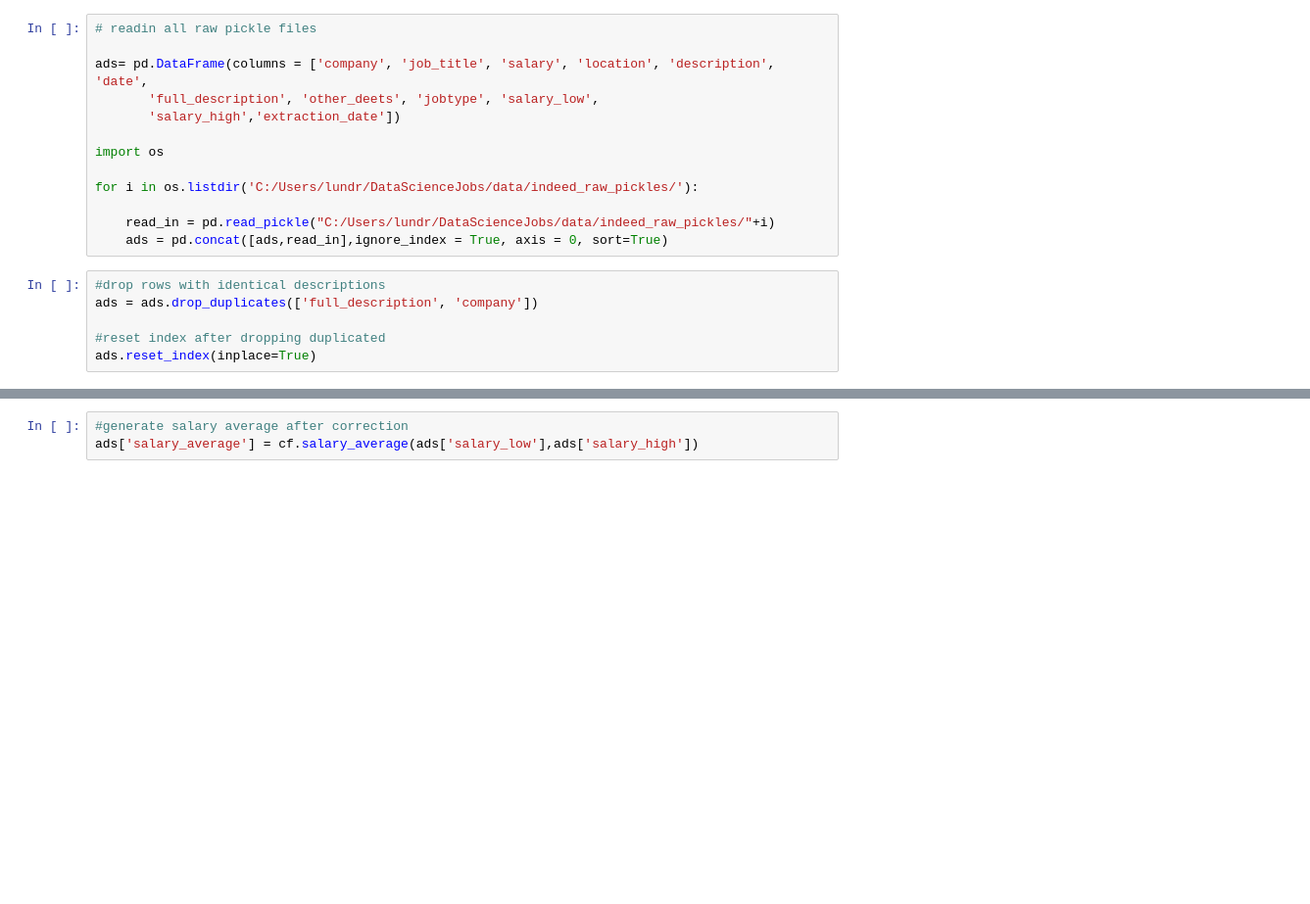
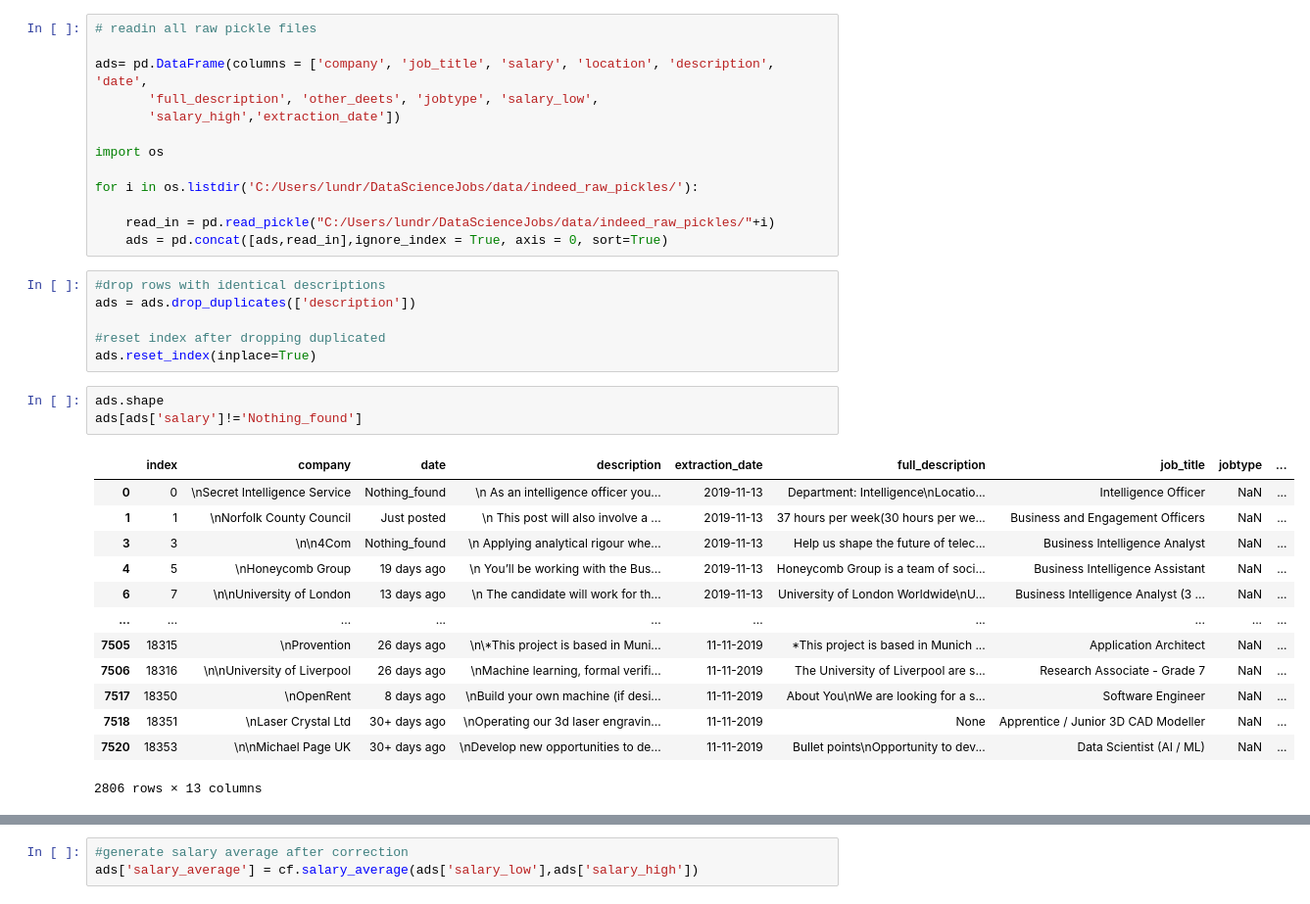
Before and after one commit to jamobe/DataScienceJobs, a Jupyter notebook: Cleaning/cleaning_indeed_uk.ipynb, the cells around one changed output, grey strips where cells are left out. Shown at 98% size. Cells and saved outputs as stored; diff of their text form; blank space fills up the shorter version.

```diff
--- a/Cleaning/cleaning_indeed_uk.ipynb
+++ b/Cleaning/cleaning_indeed_uk.ipynb
@@ -27,10 +27,27 @@ for i in os.listdir('C:/Users/lundr/DataScienceJobs/data/indeed_raw_pickles/'):
     ads = pd.concat([ads,read_in],ignore_index = True, axis = 0, sort=True)
 # %%
 #drop rows with identical descriptions
-ads = ads.drop_duplicates(['full_description', 'company'])
+ads = ads.drop_duplicates(['description'])
 
 #reset index after dropping duplicated
 ads.reset_index(inplace=True)
+# %%
+ads.shape
+ads[ads['salary']!='Nothing_found']
+# %% [output]
+|  | index | company | date | description | extraction_date | full_description | job_title | jobtype | ... |
+| 0 | 0 | \nSecret Intelligence Service | Nothing_found | \n As an intelligence officer you... | 2019-11-13 | Department: Intelligence\nLocatio... | Intelligence Officer | NaN | ... |
+| 1 | 1 | \nNorfolk County Council | Just posted | \n This post will also involve a ... | 2019-11-13 | 37 hours per week(30 hours per we... | Business and Engagement Officers | NaN | ... |
+| 3 | 3 | \n\n4Com | Nothing_found | \n Applying analytical rigour whe... | 2019-11-13 | Help us shape the future of telec... | Business Intelligence Analyst | NaN | ... |
+| 4 | 5 | \nHoneycomb Group | 19 days ago | \n You’ll be working with the Bus... | 2019-11-13 | Honeycomb Group is a team of soci... | Business Intelligence Assistant | NaN | ... |
+| 6 | 7 | \n\nUniversity of London | 13 days ago | \n The candidate will work for th... | 2019-11-13 | University of London Worldwide\nU... | Business Intelligence Analyst (3 ... | NaN | ... |
+| ... | ... | ... | ... | ... | ... | ... | ... | ... | ... |
+| 7505 | 18315 | \nProvention | 26 days ago | \n\*This project is based in Muni... | 11-11-2019 | *This project is based in Munich ... | Application Architect | NaN | ... |
+| 7506 | 18316 | \n\nUniversity of Liverpool | 26 days ago | \nMachine learning, formal verifi... | 11-11-2019 | The University of Liverpool are s... | Research Associate - Grade 7 | NaN | ... |
+| 7517 | 18350 | \nOpenRent | 8 days ago | \nBuild your own machine (if desi... | 11-11-2019 | About You\nWe are looking for a s... | Software Engineer | NaN | ... |
+| 7518 | 18351 | \nLaser Crystal Ltd | 30+ days ago | \nOperating our 3d laser engravin... | 11-11-2019 | None | Apprentice / Junior 3D CAD Modeller | NaN | ... |
+| 7520 | 18353 | \n\nMichael Page UK | 30+ days ago | \nDevelop new opportunities to de... | 11-11-2019 | Bullet points\nOpportunity to dev... | Data Scientist (AI / ML) | NaN | ... |
+2806 rows × 13 columns
 # %%
 # clean data and create additional variables
 
```
Also changed, not shown: parts of 27 cells of this notebook, 8 other files.
